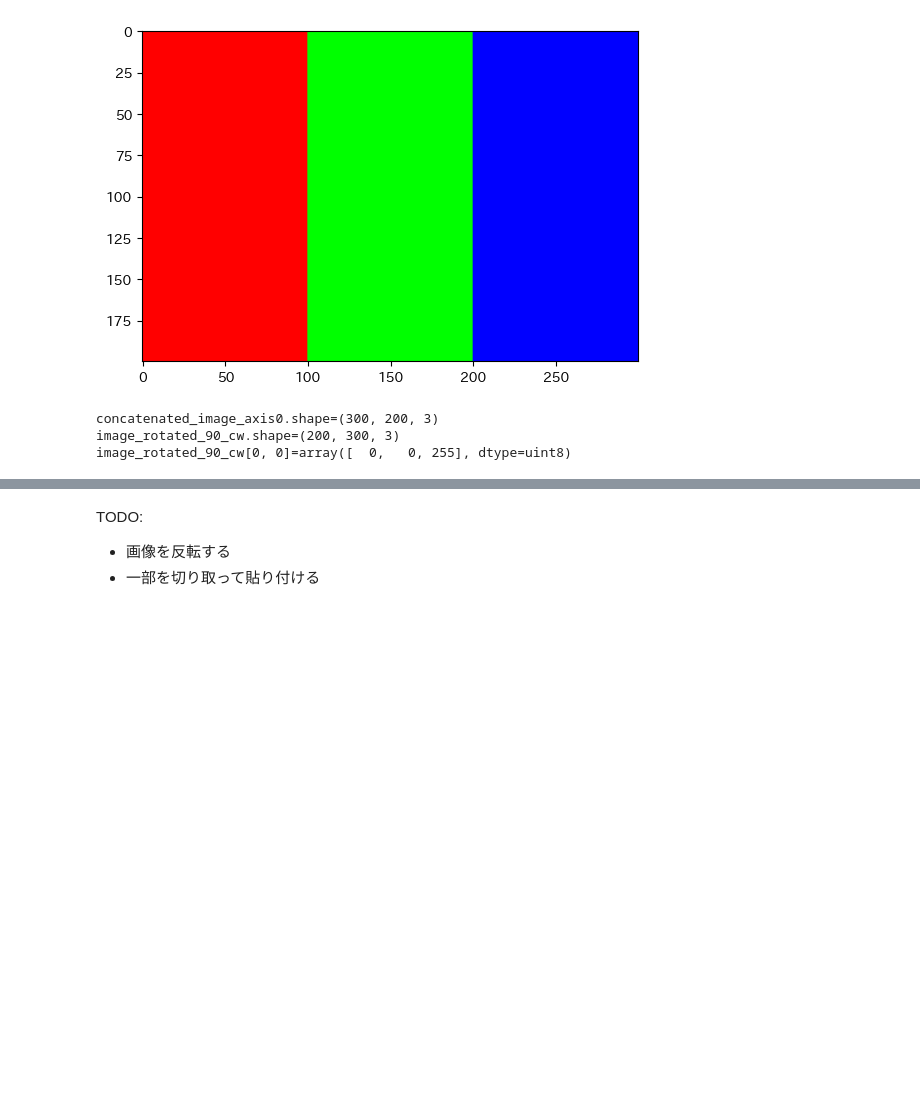
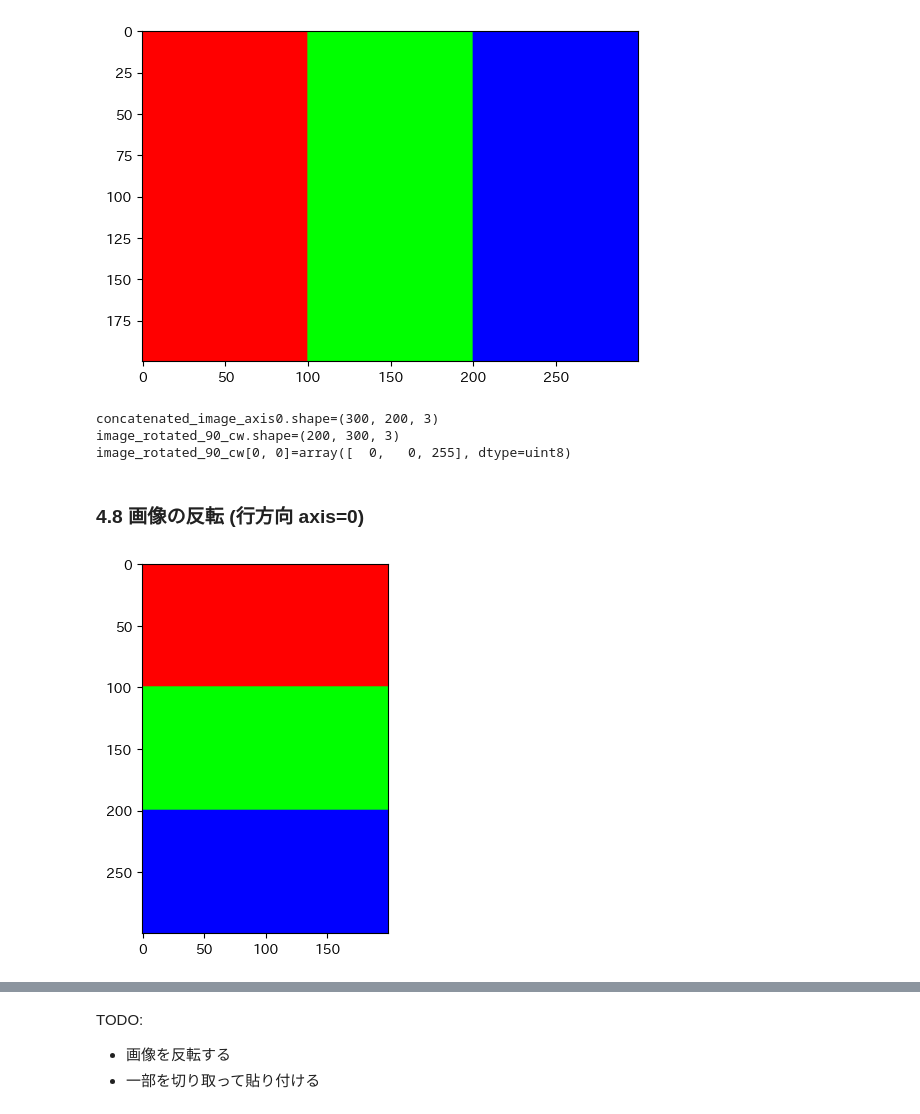
Before and after one commit to Takayoshi-Matsuyama/image_processing, a Jupyter notebook: hello_world_OpenCV.ipynb, the cells around one changed output, grey strips where cells are left out. Cells and saved outputs as stored; diff of their text form; code cells hidden in the pictures; blank space fills up the shorter version.

Commit message:
Hello world - flip

```diff
--- a/hello_world_OpenCV.ipynb
+++ b/hello_world_OpenCV.ipynb
@@ -217,3 +223,15 @@ print(f"{image_rotated_90_cw[0, 0]=}")
 concatenated_image_axis0.shape=(300, 200, 3)
 image_rotated_90_cw.shape=(200, 300, 3)
 image_rotated_90_cw[0, 0]=array([  0,   0, 255], dtype=uint8)
+# %% [markdown]
+### 4.8 画像の反転 (行方向 axis=0)
+# %%
+import numpy as np
+import cv2 as cv
+import matplotlib.pyplot as plt
+
+flipped_image_axis0 = np.flip(concatenated_image_axis0, axis=0)  # 行方向に反転
+plt.imshow(cv.cvtColor(flipped_image_axis0, cv.COLOR_BGR2RGB))
+plt.show()
+# %% [output]
+[figure, added]
```
Also changed, not shown: parts of 8 cells of this notebook.
